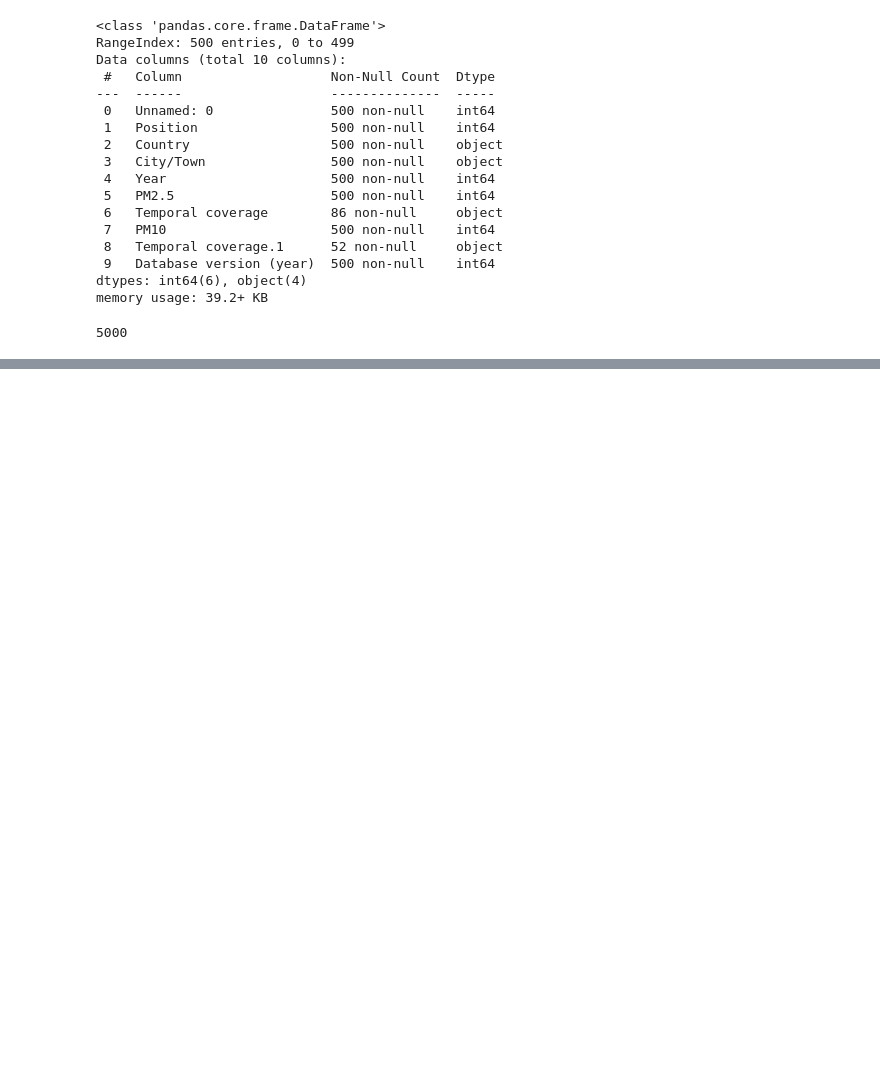
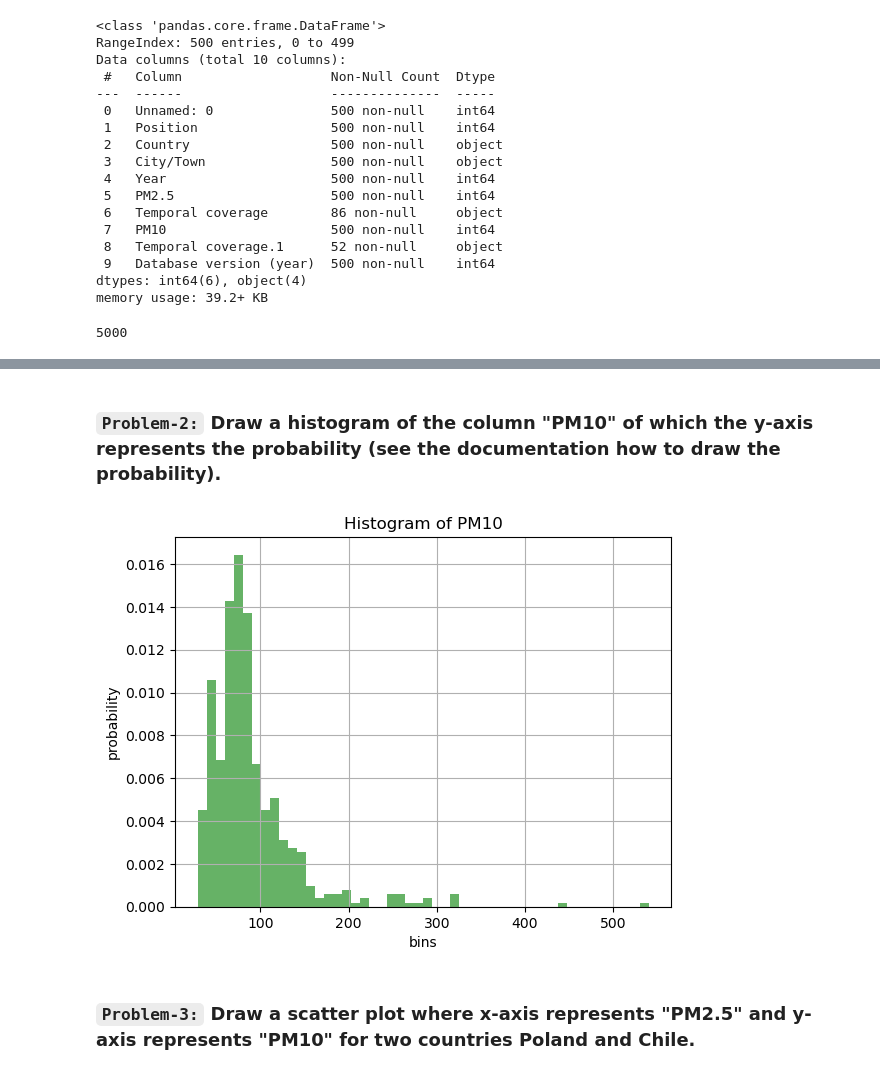
Before and after one commit to khadar786/CampusX, a Jupyter notebook: Tasks/Task-23.ipynb, the cells around one changed output, grey strips where cells are left out. Drawn from its saved outputs; the diff is of its cells as text; code cells hidden in the pictures; blank space fills up the shorter version.

```diff
--- a/Tasks/Task-23.ipynb
+++ b/Tasks/Task-23.ipynb
@@ -56,0 +63,13 @@ plt.plot(iran_series.index,iran_series.values,label='Iran',linestyle='dashed')
+# %% [markdown]
+### **`Problem-2:`** Draw a histogram of the  column "PM10" of which the y-axis represents the probability (see the documentation how to draw the probability).
+# %%
+plt.hist(df['PM10'],density=True,bins=50,facecolor='green',alpha=0.6)
+plt.xlabel('bins')
+plt.ylabel('probability')
+plt.title('Histogram of PM10')
+plt.grid()
+plt.show()
+# %% [output]
+[figure, added]
+# %% [markdown]
+### **`Problem-3:`** Draw a scatter plot where x-axis represents "PM2.5" and y-axis represents "PM10" for two countries Poland and Chile.
```
Also changed, not shown: parts of 6 cells of this notebook.
